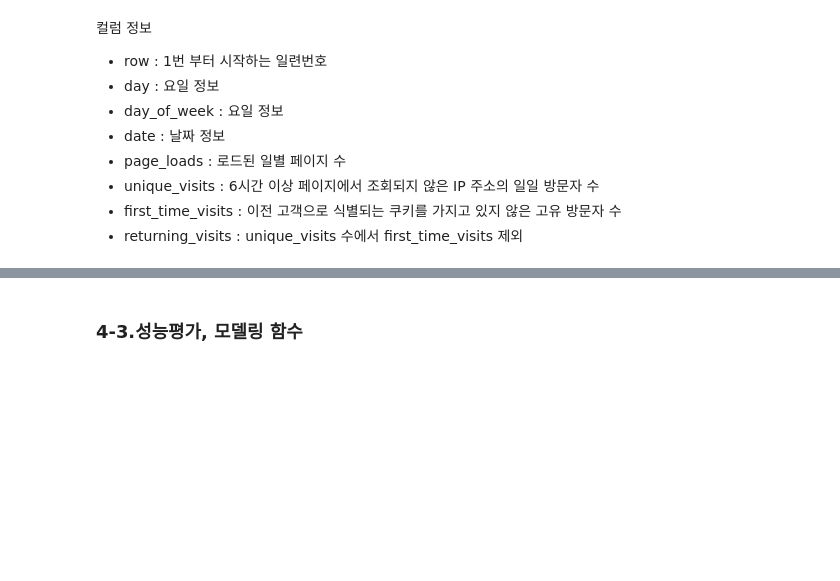
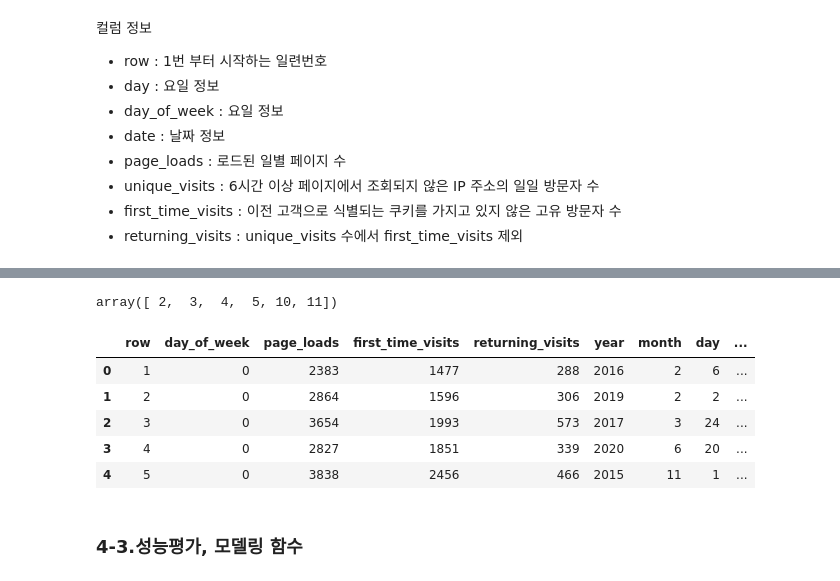
Before and after one commit to localtic/bigdata, a Jupyter notebook: [ML_04]_regression_LAB.ipynb, the cells around one changed output, grey strips where cells are left out. Drawn from its saved outputs; the diff is of its cells as text; code cells hidden in the pictures; blank space fills up the shorter version.

```diff
--- a/[ML_04]_regression_LAB.ipynb
+++ b/[ML_04]_regression_LAB.ipynb
@@ -590,0 +708,11 @@ import numpy as np
+# %%
+# [8] 'date'에서 'year', 'month', 'day'에 대한 정보를 dfX3에 포함시키고, 'date' 를 제거합니다.
+# 상황에 따라 'quarter' 사용도 고려할 수 있음, 주말/주중으로 나눌 수도 있음 ...
+date = pd.DataFrame()
+temp = dfX2['date'].dt
+date['year'] = temp.year
+date['month'] = temp.month
+date['day'] = temp.day
+dfX3 = dfX2.drop(columns='date')
+dfX3 = pd.concat([dfX3, date], axis=1)
+dfX3.info()
@@ -590,0 +735,5 @@ import numpy as np
+# %%
+# [9] dfX3과 Y를 merge 합니다.
+# Y와 X의 feature의 관계를 분석해 보기 위해!
+dfXY = pd.merge(dfX3, Y) # dfXY는 train 데이터로만 구성
+print(dfXY.shape, dfX3.shape, Y.shape)
@@ -590,0 +757,5 @@ import numpy as np
+# %%
+# [11] 'day_of_week' 별 'unique_visits'의 평균을 구해본다.
+# 2, 3, 4, 5 가 높고 1, 6, 7이 낮은 것을 볼 수 있다.
+temp = dfXY.groupby('day_of_week')['unique_visits'].mean()
+temp
@@ -590,0 +772,4 @@ import numpy as np
+# %%
+# [12] 'day_of_week' 별 평균이 높은 것에 대한 데이터를 high_day_of_week로 저장
+high_day_of_week = temp[temp>3000].index.values
+high_day_of_week
@@ -591,3 +798,25 @@ import numpy as np
+# %%
+# [14] 'month' 별 평균이 높은 것에 대한 데이터를 high_month로 저장
+high_month = temp[temp>3000].index.values
+high_month
+# %% [output]
+array([ 2,  3,  4,  5, 10, 11])
+# %%
+# [15] high_day_of_week, high_month의 index 정보를 사용해 파생 변수 생성
+# dfX3에 높은 평균을 갖는 요일과 달을 1, 아닌 것을 0으로 하는 dow_h, month_h 변수 추가
+import numpy as np
+# np.where 조건 주면 참일 때 1 거짓일 때 0
+# dfX3['dow_h'] = np.where(dfX3['day_of_week'].isin(high_day_of_week), 1, 0)
+dfX3['dow_h'] = dfX3['day_of_week'].isin(high_day_of_week).astype(int)
+dfX3['month_h'] = dfX3['month'].isin(high_day_of_week).astype(int)
+dfX3.head()
+# %% [output]
+|  | row | day_of_week | page_loads | first_time_visits | returning_visits | year | month | day | ... |
+| 0 | 1 | 0 | 2383 | 1477 | 288 | 2016 | 2 | 6 | ... |
+| 1 | 2 | 0 | 2864 | 1596 | 306 | 2019 | 2 | 2 | ... |
+| 2 | 3 | 0 | 3654 | 1993 | 573 | 2017 | 3 | 24 | ... |
+| 3 | 4 | 0 | 2827 | 1851 | 339 | 2020 | 6 | 20 | ... |
+| 4 | 5 | 0 | 3838 | 2456 | 466 | 2015 | 11 | 1 | ... |
 # %% [markdown]
 ### 4-3.성능평가, 모델링 함수
 # %%
```
Also changed, not shown: parts of 51 cells of this notebook.
